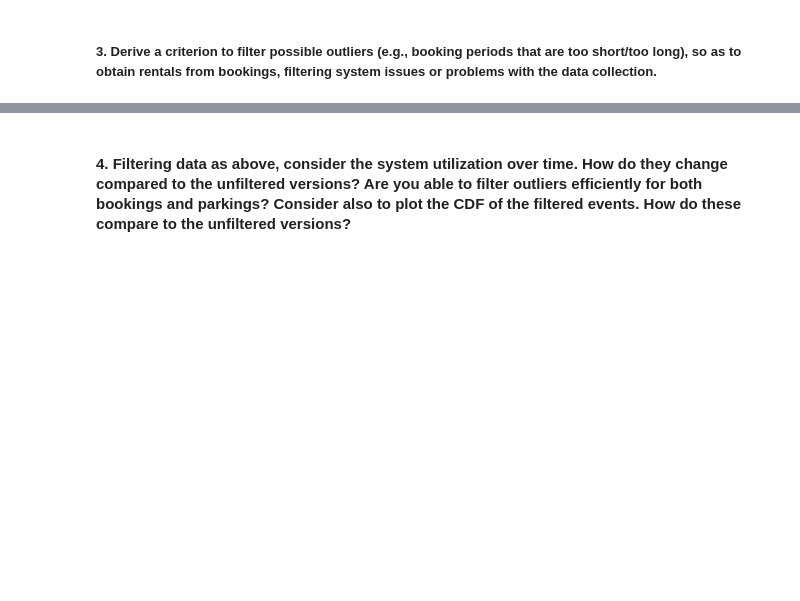
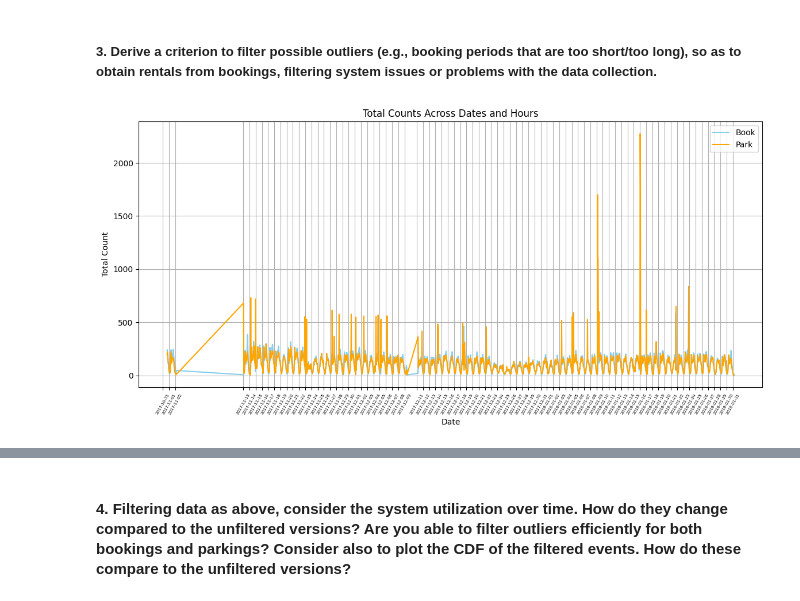
Before and after one commit to A-M-Alizadeh/MobilityLabs, a Jupyter notebook: Lab1.ipynb, the cells around one changed output, grey strips where cells are left out. Saved outputs shown, nothing was run; the diff lists cells and outputs as text; code cells hidden in the pictures; blank space fills up the shorter version.

```diff
--- a/Lab1.ipynb
+++ b/Lab1.ipynb
@@ -539,0 +627,81 @@ plt.show()
+# %%
+
+book_data = list(permenant_booking.aggregate(oopsPipeline('Seattle',start_unix_time,end_unix_time)))
+park_data = list(permenant_parking.aggregate(oopsPipeline('Seattle',start_unix_time,end_unix_time)))
+# print(book_data)
+
+flattened_data = []
+for entry in book_data:
+    date = entry['_id']
+    for hour_data in entry['hours']:
+        flattened_data.append({
+            'date': date,
+            'hour': hour_data['hour'],
+            'total_count': hour_data['total_count']
+        })
+all_dates =[]
+all_values = []
+for entry in flattened_data:
+    current_date = datetime.strptime(entry['date'], '%Y-%m-%d')
+    all_dates.append(current_date+timedelta(hours=entry['hour']))
+    all_values.append(entry['total_count'])
+# print(all_dates)
+# print(all_values)
+#-------------------------------------------------
+flattened_park_data = []
+for entry in park_data:
+    date = entry['_id']
+    for hour_data in entry['hours']:
+        flattened_park_data.append({
+            'date': date,
+            'hour': hour_data['hour'],
+            'total_count': hour_data['total_count']
+        })
+park_all_dates =[]
+park_all_values = []
+for entry in flattened_park_data:
+    current_date = datetime.strptime(entry['date'], '%Y-%m-%d')
+    park_all_dates.append(current_date+timedelta(hours=entry['hour']))
+    park_all_values.append(entry['total_count'])
+# print(all_dates)
+# print(all_values)
+#-------------------------------------------------
+unique_dates = sorted(set(date.date() for date in all_dates))
+
+
+plt.figure(figsize=(14, 6))
+plt.plot(all_dates, all_values, label='Book', color='skyblue')
+plt.plot(park_all_dates, park_all_values, label='Park', color='orange')
+plt.xlabel('Date')
+plt.ylabel('Total Count')
+plt.legend()
+plt.title('Total Counts Across Dates and Hours')
+plt.grid(True)
+plt.xticks(unique_dates,rotation=60, fontsize=5)
+plt.show()
+
+
+# fig, axs = plt.subplots(2, 1, figsize=(14, 6), sharex=True)
+# Plot the first set of data
+# axs[0].plot(all_dates, all_values, label='Plot 1', color='blue')
+# Plot the second set of data with some separation
+# axs[1].plot(park_all_dates, park_all_values, label='Plot 2', color='orange')
+# Adjust the vertical spacing between subplots
+# plt.subplots_adjust(hspace=0.3)
+# Add labels and title
+# axs[0].set_ylabel('Amplitude')
+# axs[1].set_xlabel('X-axis')
+# axs[1].set_ylabel('Amplitude')
+# fig.suptitle('Separated Plots')
+# axs[0].legend()
+# axs[1].legend()
+# axs[0].grid()
+# axs[1].grid()
+# axs[0].set_xticks(unique_dates)
+# axs[1].set_xticks(unique_dates)
+# axs[0].set_xticklabels(unique_dates,rotation=60, fontsize=5, minor=False)
+# axs[1].set_xticklabels(unique_dates,rotation=60, fontsize=5, minor=False)
+
+plt.show()
+# %% [output]
+[figure, added]
```
Also changed, not shown: parts of 7 cells of this notebook, 1 other file.
